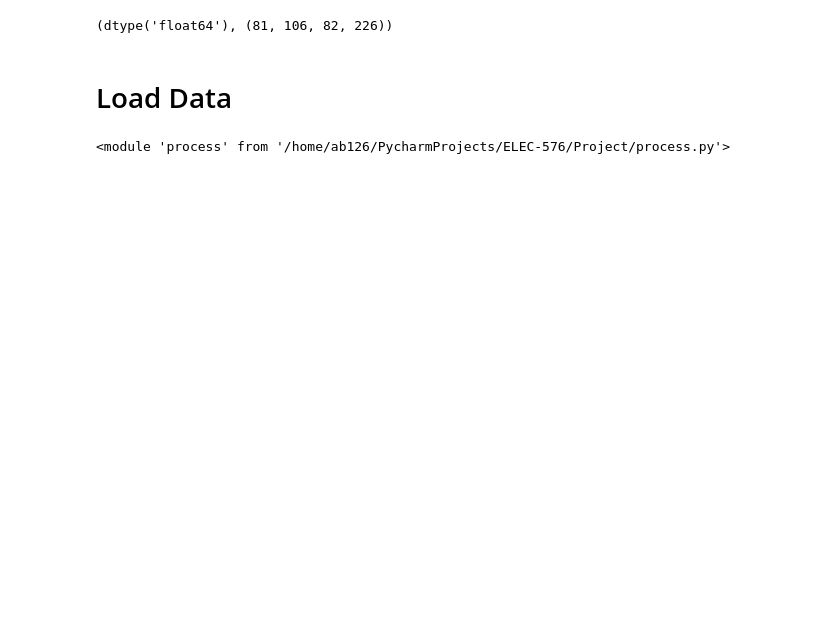
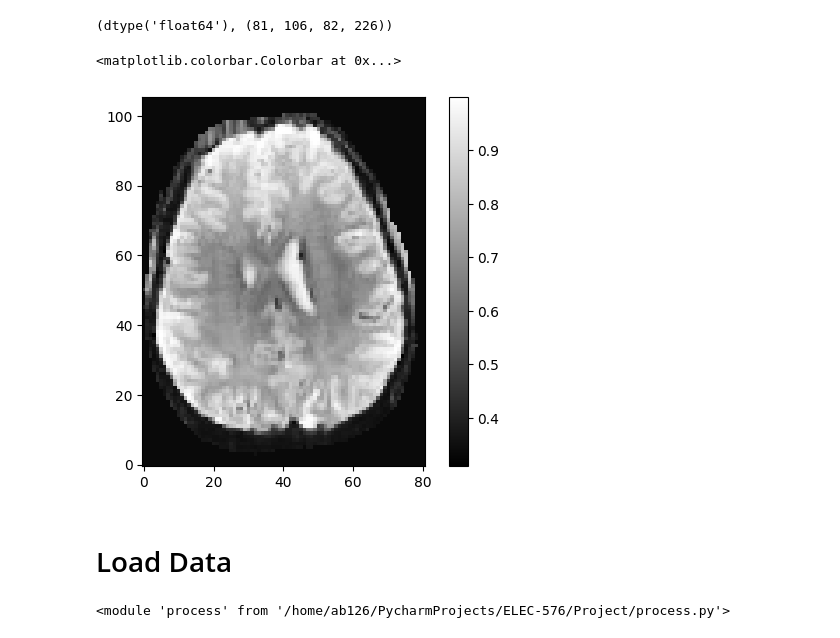
Before and after one commit to ab126/ELEC-576, a Jupyter notebook: Project/process_destroyer.ipynb, the cells around one changed output. Cells and saved outputs as stored; diff of their text form; code cells hidden in the pictures; blank space fills up the shorter version.

```diff
--- a/Project/process_destroyer.ipynb
+++ b/Project/process_destroyer.ipynb
@@ -52,6 +63,14 @@ plt.imshow(f_img_data[:,:, 53, 0].T, cmap='gray', origin='lower') # Transposing
 f_img_data.dtype, f_img_data.shape
 # %% [output]
 (dtype('float64'), (81, 106, 82, 226))
+# %%
+f_img_data = process.load_nifti(tmp)
+
+plt.imshow(f_img_data[0, :, :, 53], cmap='gray', origin='lower')
+plt.colorbar()
+# %% [output]
+<matplotlib.colorbar.Colorbar at 0x...>
+[figure, added]
 # %% [markdown]
 # Load Data
 # %%
```
Also changed, not shown: parts of 31 cells of this notebook, 2 other files.
